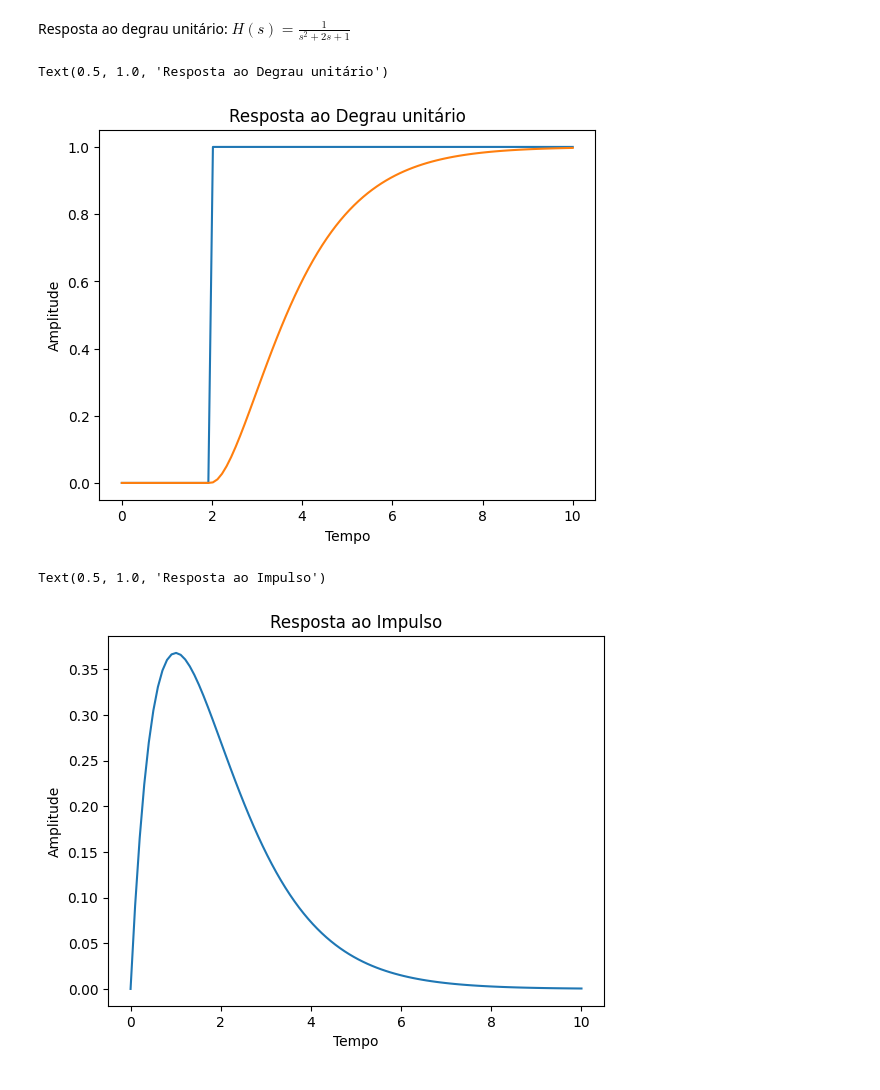
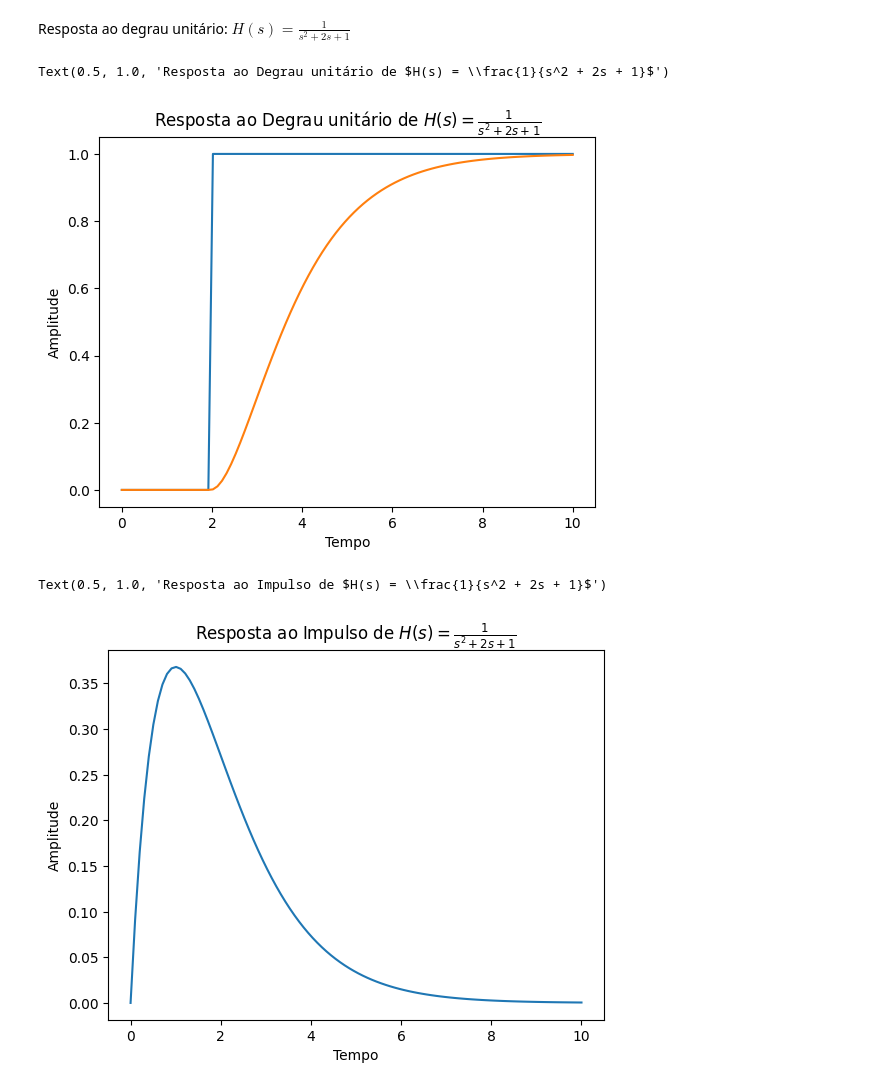
Before and after one commit to jceneziojr/COEN, a Jupyter notebook: COEN.ipynb, the cells around one changed output. Saved outputs shown, nothing was run; the diff lists cells and outputs as text; code cells hidden in the pictures.

```diff
--- a/COEN.ipynb
+++ b/COEN.ipynb
@@ -390,21 +421,21 @@ Resposta ao degrau unitário: $H(s) = \frac{1}{s^2 + 2s + 1}$
 # %%
 num = [1]
 den = [1, 2, 1]
 
 t = np.linspace(0, 10, 100)
 input_sig = np.heaviside(t - 2, 1) # 0 enquanto t-2<0 e 1 quando t-2>0
 
 tf = signal.TransferFunction(num, den)
 t_out, y_out, _ = signal.lsim(tf, input_sig, t)
 
 plt.plot(t, input_sig)
 plt.plot(t_out, y_out)
 plt.xlabel("Tempo")
 plt.ylabel("Amplitude")
-plt.title("Resposta ao Degrau unitário")
+plt.title(r"Resposta ao Degrau unitário de $H(s) = \frac{1}{s^2 + 2s + 1}$")
 # %% [output]
-Text(0.5, 1.0, 'Resposta ao Degrau unitário')
+Text(0.5, 1.0, 'Resposta ao Degrau unitário de $H(s) = \\frac{1}{s^2 + 2s + 1}$')
-[figure, old version]
+[figure, new version]
 # %%
 # Resposta ao Impulso
 
@@ -412,10 +443,10 @@ t_out, y_out = signal.impulse(tf, T=t)
 plt.plot(t_out, y_out)
 plt.xlabel("Tempo")
 plt.ylabel("Amplitude")
-plt.title("Resposta ao Impulso")
+plt.title(r"Resposta ao Impulso de $H(s) = \frac{1}{s^2 + 2s + 1}$")
 # %% [output]
-Text(0.5, 1.0, 'Resposta ao Impulso')
+Text(0.5, 1.0, 'Resposta ao Impulso de $H(s) = \\frac{1}{s^2 + 2s + 1}$')
-[figure, old version]
+[figure, new version]
 # %%
 # Localização de picos
 
```
Also changed, not shown: parts of 19 cells of this notebook, 3 other files.
